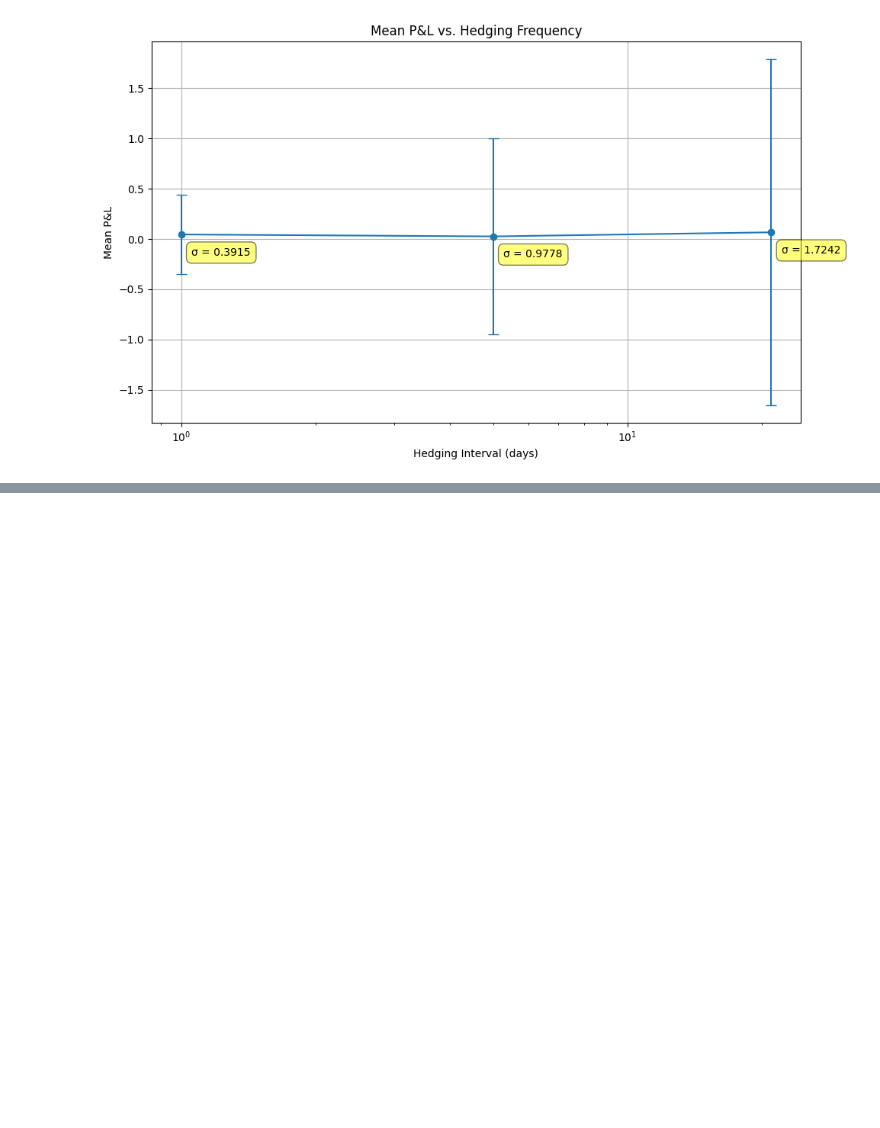
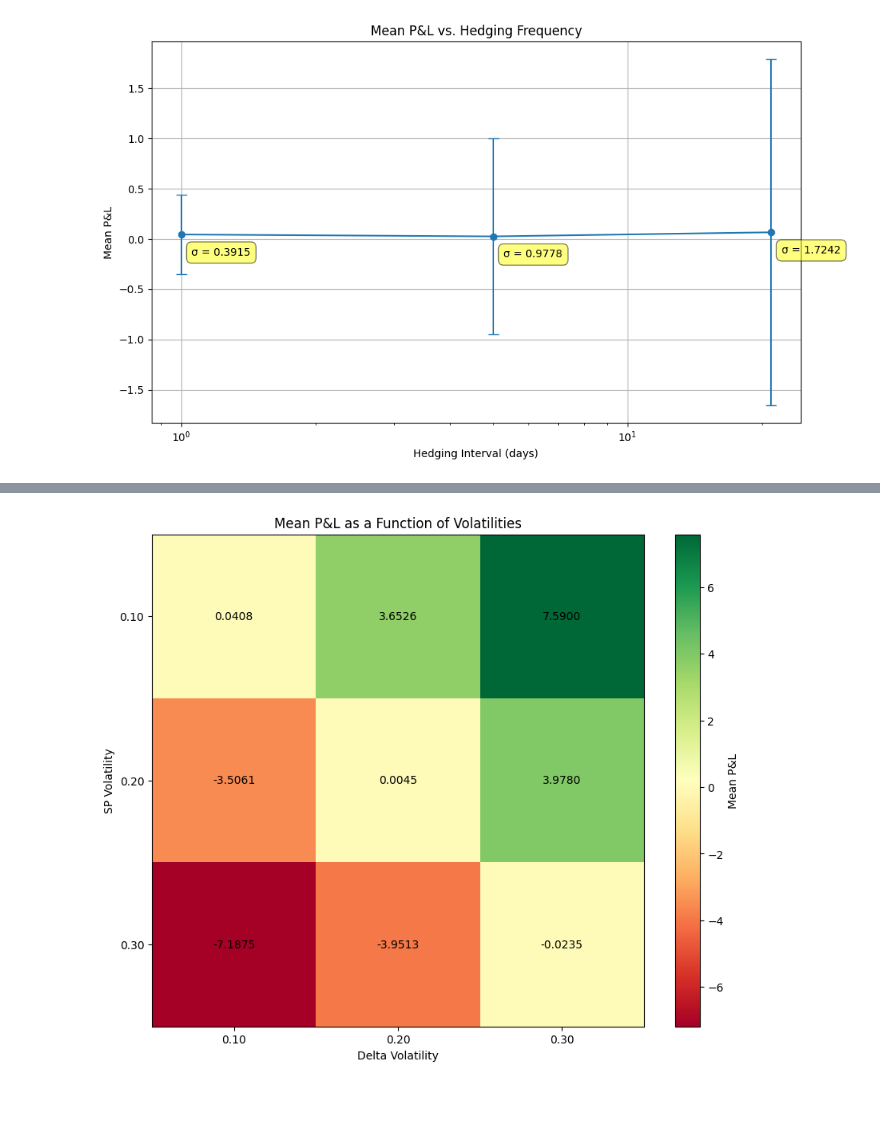
Before and after one commit to brkoedijk/Comp_Finance_1, a Jupyter notebook: src/results.ipynb, the cells around one changed output, grey strips where cells are left out. Drawn from its saved outputs; the diff is of its cells as text; code cells hidden in the pictures; blank space fills up the shorter version.

```diff
--- a/src/results.ipynb
+++ b/src/results.ipynb
@@ -170,0 +328,34 @@ plt.show()
+# %%
+# 3. Heat map of mean P&L
+plt.figure(figsize=(10, 8))
+
+# Prepare data for heatmap
+heatmap_data = np.zeros((len(vol_true_list), len(vol_model_list)))
+for i, vol_true in enumerate(vol_true_list):
+    for j, vol_model in enumerate(vol_model_list):
+        key = get_key(vol_true,vol_model)
+        heatmap_data[i, j] = results[key]['mean_pnl']
+
+# Create heatmap
+plt.imshow(heatmap_data, cmap='RdYlGn', interpolation='nearest')
+plt.colorbar(label='Mean P&L')
+
+# Set labels
+plt.xticks(np.arange(len(vol_model_list)), [f"{v:.2f}" for v in vol_model_list])
+plt.yticks(np.arange(len(vol_true_list)), [f"{v:.2f}" for v in vol_true_list])
+plt.xlabel('Delta Volatility')
+plt.ylabel('SP Volatility')
+plt.title('Mean P&L as a Function of Volatilities')
+
+# Add text annotations
+for i in range(len(vol_true_list)):
+    for j in range(len(vol_model_list)):
+        plt.text(j, i, f"{heatmap_data[i, j]:.4f}",
+                ha="center", va="center", color="black")
+
+plt.savefig("figures/p3/mean_pl_volatilities")
+plt.show()
+# %% [output]
+[figure, added]
+# %% [markdown]
+##
```
Also changed, not shown: parts of 12 cells of this notebook, 6 other files.
